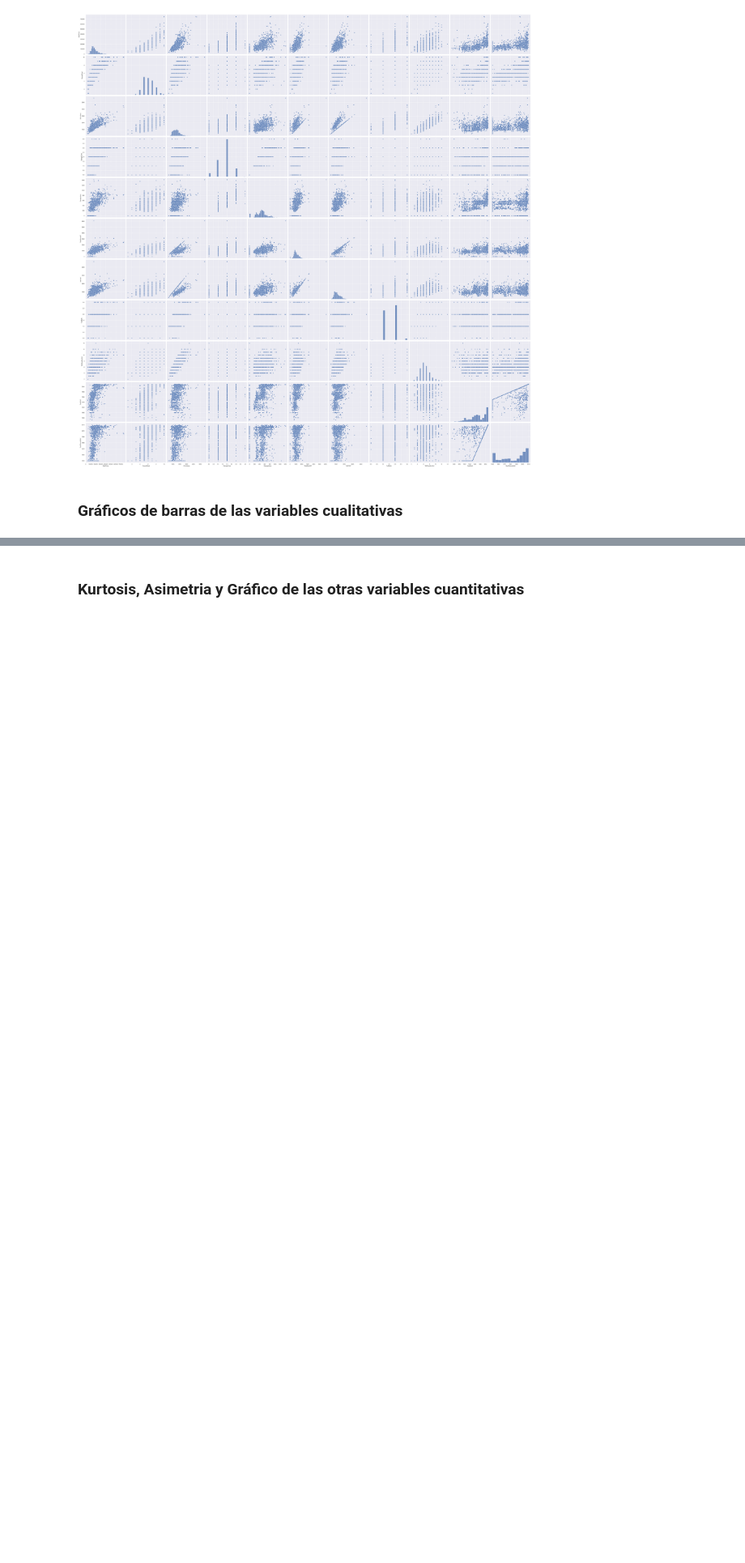
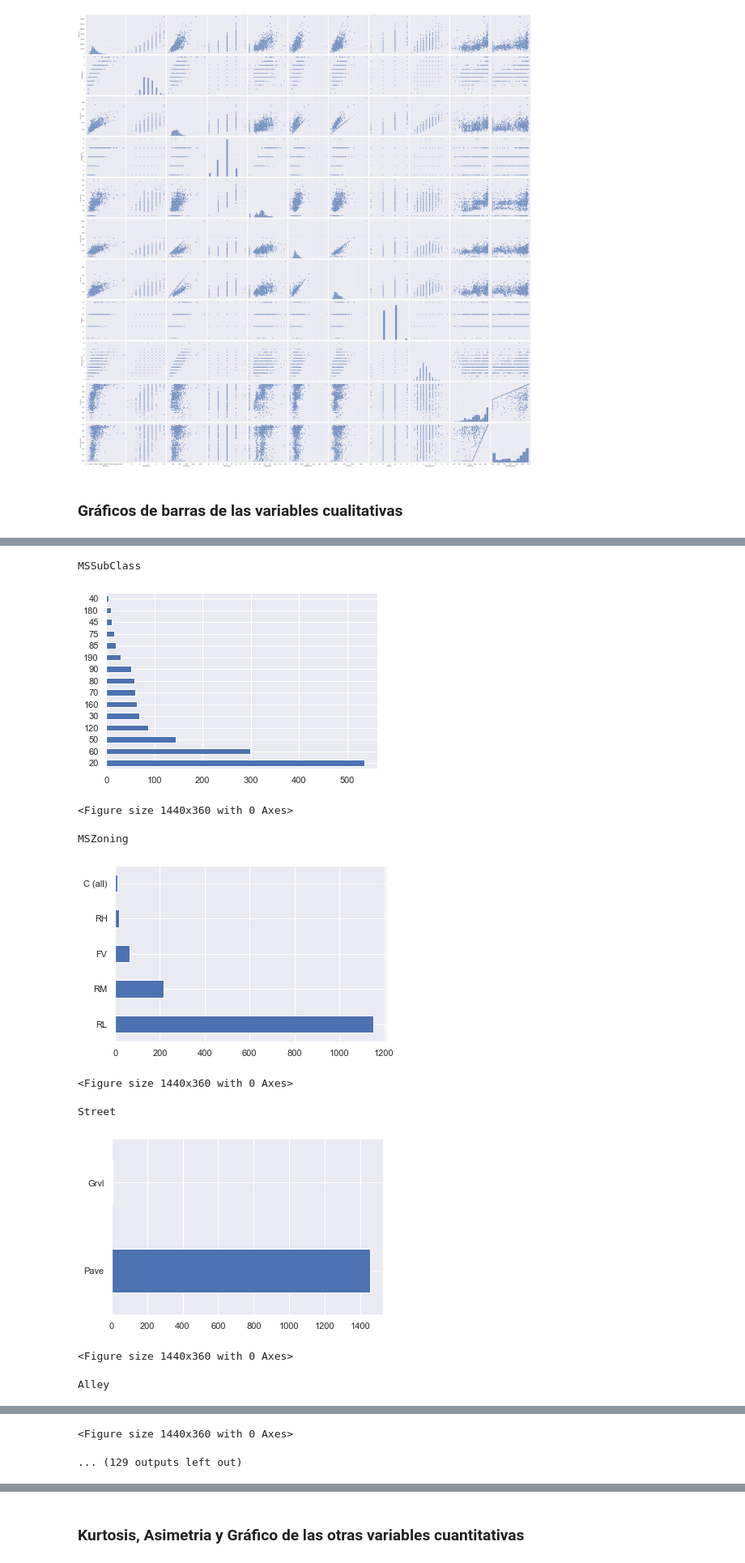
Before and after one commit to Requetetin/DS-Lab1, a Jupyter notebook: Lab1.ipynb, the cells around one changed output, grey strips where cells are left out. Shown at 81% size. Saved outputs shown, nothing was run; the diff lists cells and outputs as text; code cells hidden in the pictures; blank space fills up the shorter version.

Commit message:
analisis graficos

```diff
--- a/Lab1.ipynb
+++ b/Lab1.ipynb
@@ -144,0 +102,27 @@ Street
+# %%
+#Variables cualitativas
+pd.set_option("display.max_rows", data.shape[0]+1)
+for var in quali:
+  #Se omite ID ya que, en este caso no aporta ninguna informacion importante.
+  if(var == "Id"):
+    pass
+  #Se reemplaza el grafico de barras en estas variables por una tabla de frecuencias ya que la informacion era ilegible
+  elif(var in ["Neighborhood", "YearBuilt", "YearRemodAdd", "GarageYrBlt"]):
+    print(data[var].value_counts(), "\n")
+  #muestra graficos de barras legibles.
+  else:
+    data[var].value_counts().plot(kind='barh')
+    plt.figure(figsize=(20,5))
+    print(var)
+    plt.show()
+# %% [output]
+MSSubClass
+[figure, added]
+<Figure size 1440x360 with 0 Axes>
+MSZoning
+[figure, added]
+<Figure size 1440x360 with 0 Axes>
+Street
+[figure, added]
+<Figure size 1440x360 with 0 Axes>
+Alley
@@ -144,0 +130,2 @@ Street
+<Figure size 1440x360 with 0 Axes>
+... (129 outputs left out)
```
Also changed, not shown: parts of 11 cells of this notebook.
